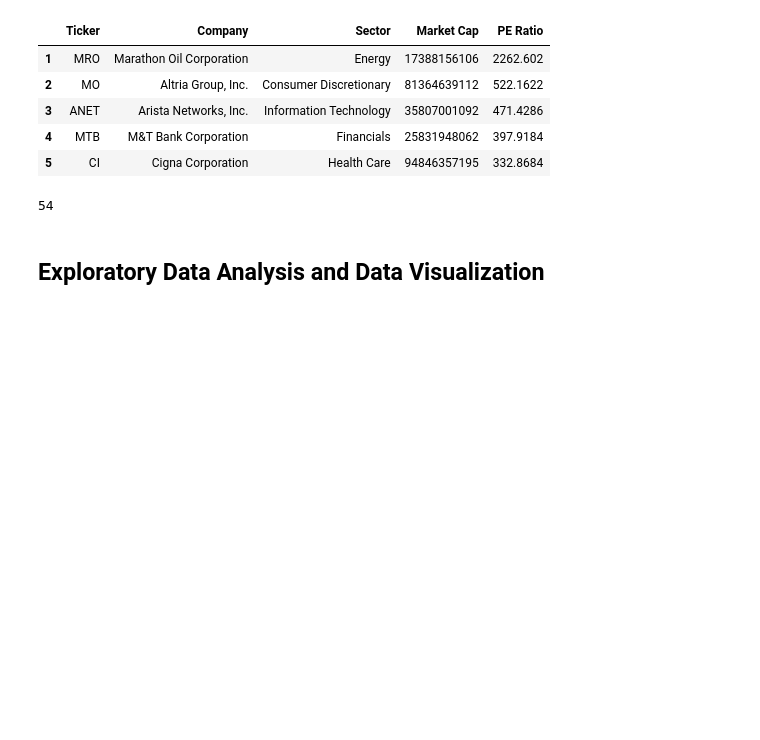
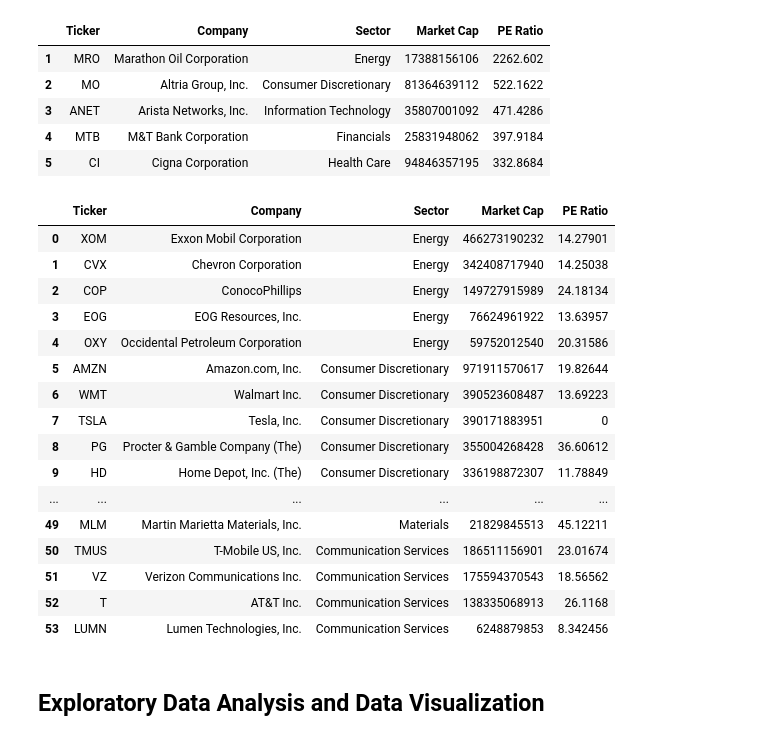
Before and after one commit to melvinrajendran/SP500-Stock-Price-Analysis, a Jupyter notebook: SP500StockPriceAnalysis.ipynb, the cells around one changed output. Cells and saved outputs as stored; diff of their text form; code cells hidden in the pictures; blank space fills up the shorter version.

```diff
--- a/SP500StockPriceAnalysis.ipynb
+++ b/SP500StockPriceAnalysis.ipynb
@@ -145,24 +154,40 @@ sector_data.head()
 # %%
 # Store only top 5 by market cap in each sector
 topsect_df = pd.DataFrame()
 
 # Get unique sectors in an array
 sectors = sector_data['Sector'].unique()
 
 # Traverse unique sectors
 for sector in sectors:
     # Create a sub dataframe for the sector
     sub_df = sector_data[sector_data['Sector'] == sector]
 
     # Sort sub dataframe by market cap
-    sub_df = sub_df.sort_values('Market Cap', ascending=False)
+    sub_df = sub_df.sort_values('Market Cap', ascending=False, key=lambda x: x.astype(int))
 
     # Merge into dataframe of all sectors' top 5
     topsect_df = pd.concat([topsect_df, sub_df.head(5)], ignore_index = True)
 
-len(topsect_df)
+topsect_df
 # %% [output]
-54
+|  | Ticker | Company | Sector | Market Cap | PE Ratio |
+| 0 | XOM | Exxon Mobil Corporation | Energy | 466273190232 | 14.27901 |
+| 1 | CVX | Chevron Corporation | Energy | 342408717940 | 14.25038 |
+| 2 | COP | ConocoPhillips | Energy | 149727915989 | 24.18134 |
+| 3 | EOG | EOG Resources, Inc. | Energy | 76624961922 | 13.63957 |
+| 4 | OXY | Occidental Petroleum Corporation | Energy | 59752012540 | 20.31586 |
+| 5 | AMZN | Amazon.com, Inc. | Consumer Discretionary | 971911570617 | 19.82644 |
+| 6 | WMT | Walmart Inc. | Consumer Discretionary | 390523608487 | 13.69223 |
+| 7 | TSLA | Tesla, Inc. | Consumer Discretionary | 390171883951 | 0 |
+| 8 | PG | Procter & Gamble Company (The) | Consumer Discretionary | 355004268428 | 36.60612 |
+| 9 | HD | Home Depot, Inc. (The) | Consumer Discretionary | 336198872307 | 11.78849 |
+| ... | ... | ... | ... | ... | ... |
+| 49 | MLM | Martin Marietta Materials, Inc. | Materials | 21829845513 | 45.12211 |
+| 50 | TMUS | T-Mobile US, Inc. | Communication Services | 186511156901 | 23.01674 |
+| 51 | VZ | Verizon Communications Inc. | Communication Services | 175594370543 | 18.56562 |
+| 52 | T | AT&T Inc. | Communication Services | 138335068913 | 26.1168 |
+| 53 | LUMN | Lumen Technologies, Inc. | Communication Services | 6248879853 | 8.342456 |
 # %% [markdown]
 ## Exploratory Data Analysis and Data Visualization
 # %% [markdown]
```
Also changed, not shown: parts of 1 cell of this notebook.
